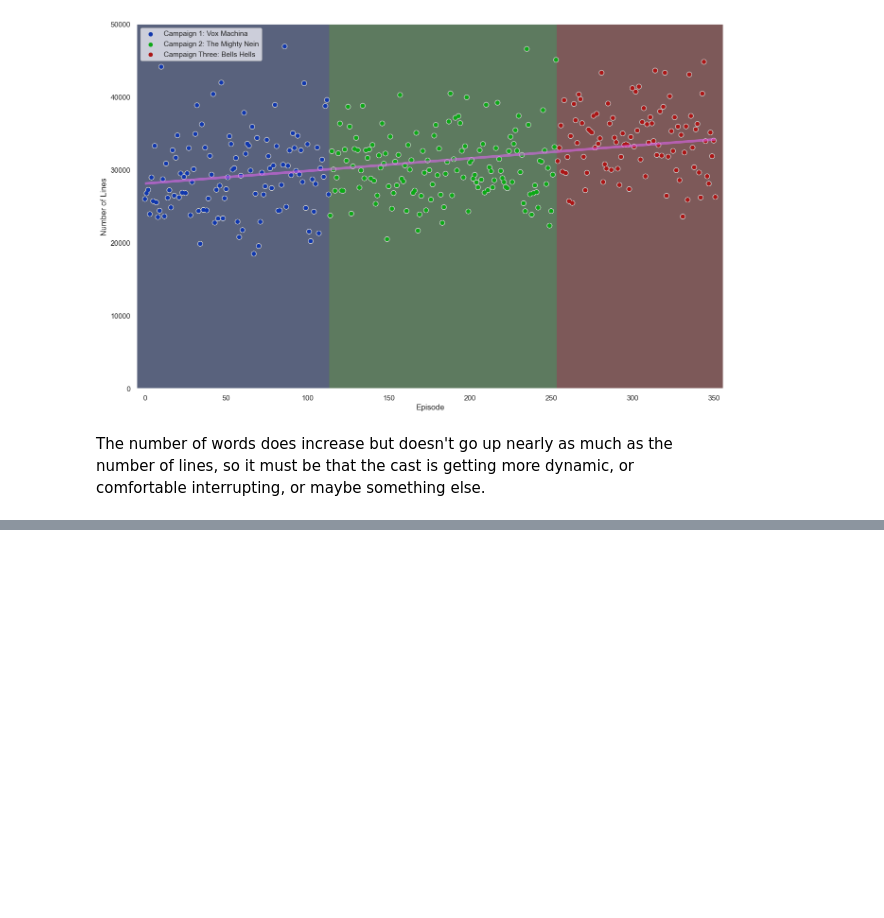
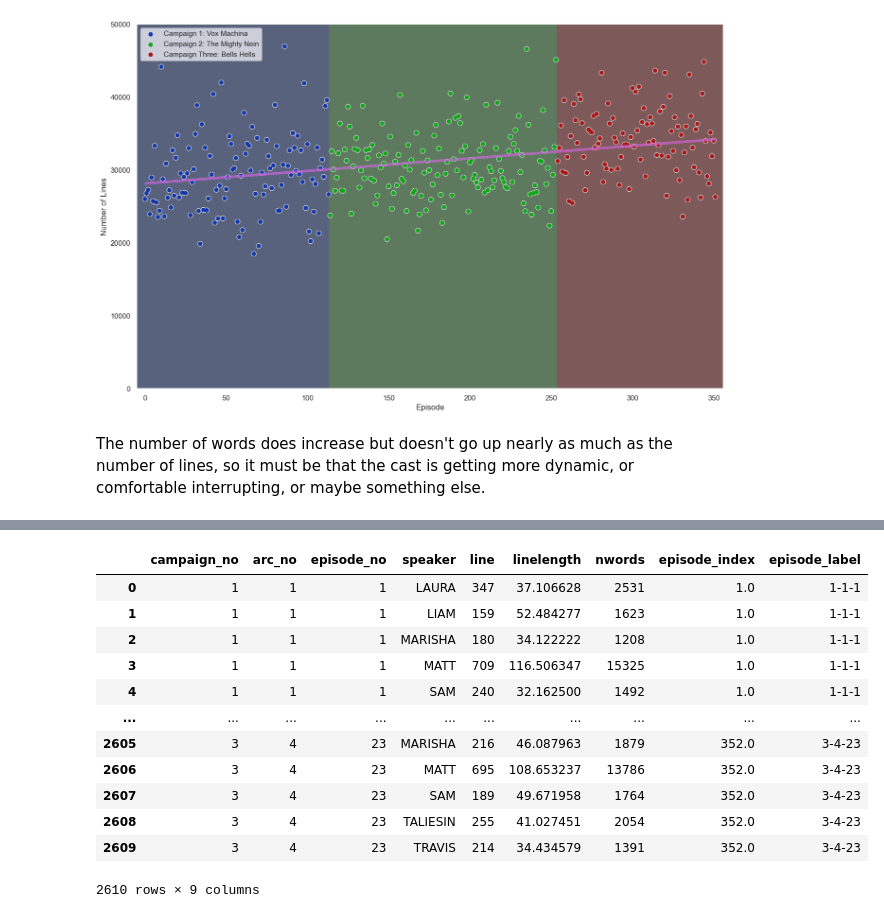
Before and after one commit to wmchad/CritRoleAI, a Jupyter notebook: notebooks/exploration/02_compare_campaigns.ipynb, the cells around one changed output, grey strips where cells are left out. Cells and saved outputs as stored; diff of their text form; code cells hidden in the pictures; blank space fills up the shorter version.

```diff
--- a/notebooks/exploration/02_compare_campaigns.ipynb
+++ b/notebooks/exploration/02_compare_campaigns.ipynb
@@ -264,0 +314,19 @@ The number of words does increase but doesn't go up nearly as much as the number
+# %%
+episode_summary = main_cast_transcripts.groupby(['campaign_no', 'arc_no', 'episode_no', 'speaker'], observed = True, as_index = False).agg({'line': 'count', 'linelength': 'mean', 'nwords': 'sum'})
+episode_summary['episode_index'] = (episode_summary['campaign_no'] * 1000 + episode_summary['arc_no'] * 100 + episode_summary['episode_no']).rank(method = 'dense')
+episode_summary['episode_label'] = episode_summary['campaign_no'].astype(str) + '-' + episode_summary['arc_no'].astype(str) + '-' + episode_summary['episode_no'].astype(str)
+episode_summary
+# %% [output]
+|  | campaign_no | arc_no | episode_no | speaker | line | linelength | nwords | episode_index | episode_label |
+| 0 | 1 | 1 | 1 | LAURA | 347 | 37.106628 | 2531 | 1.0 | 1-1-1 |
+| 1 | 1 | 1 | 1 | LIAM | 159 | 52.484277 | 1623 | 1.0 | 1-1-1 |
+| 2 | 1 | 1 | 1 | MARISHA | 180 | 34.122222 | 1208 | 1.0 | 1-1-1 |
+| 3 | 1 | 1 | 1 | MATT | 709 | 116.506347 | 15325 | 1.0 | 1-1-1 |
+| 4 | 1 | 1 | 1 | SAM | 240 | 32.162500 | 1492 | 1.0 | 1-1-1 |
+| ... | ... | ... | ... | ... | ... | ... | ... | ... | ... |
+| 2605 | 3 | 4 | 23 | MARISHA | 216 | 46.087963 | 1879 | 352.0 | 3-4-23 |
+| 2606 | 3 | 4 | 23 | MATT | 695 | 108.653237 | 13786 | 352.0 | 3-4-23 |
+| 2607 | 3 | 4 | 23 | SAM | 189 | 49.671958 | 1764 | 352.0 | 3-4-23 |
+| 2608 | 3 | 4 | 23 | TALIESIN | 255 | 41.027451 | 2054 | 352.0 | 3-4-23 |
+| 2609 | 3 | 4 | 23 | TRAVIS | 214 | 34.434579 | 1391 | 352.0 | 3-4-23 |
+2610 rows × 9 columns
```
Also changed, not shown: parts of 7 cells of this notebook.
